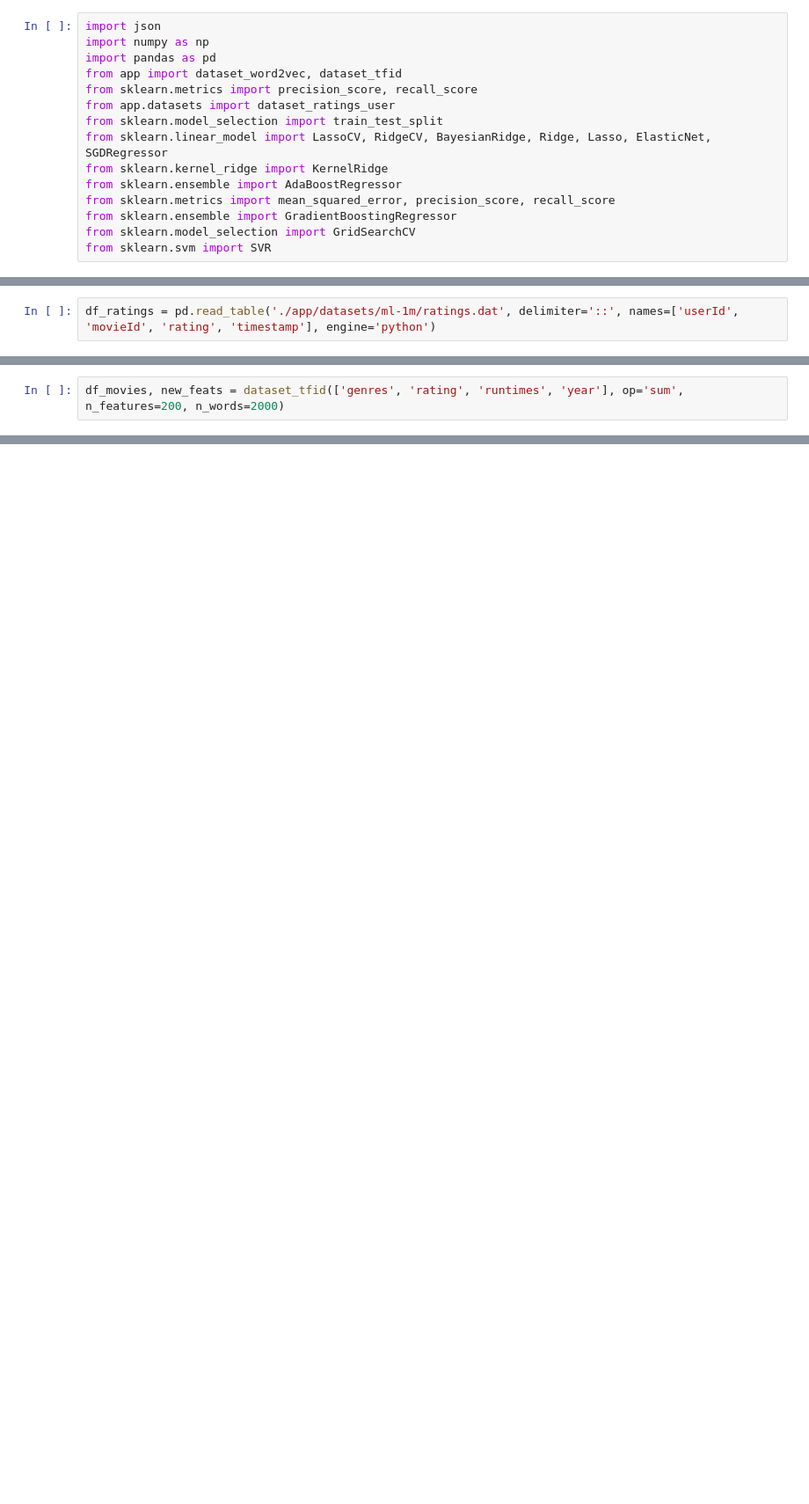
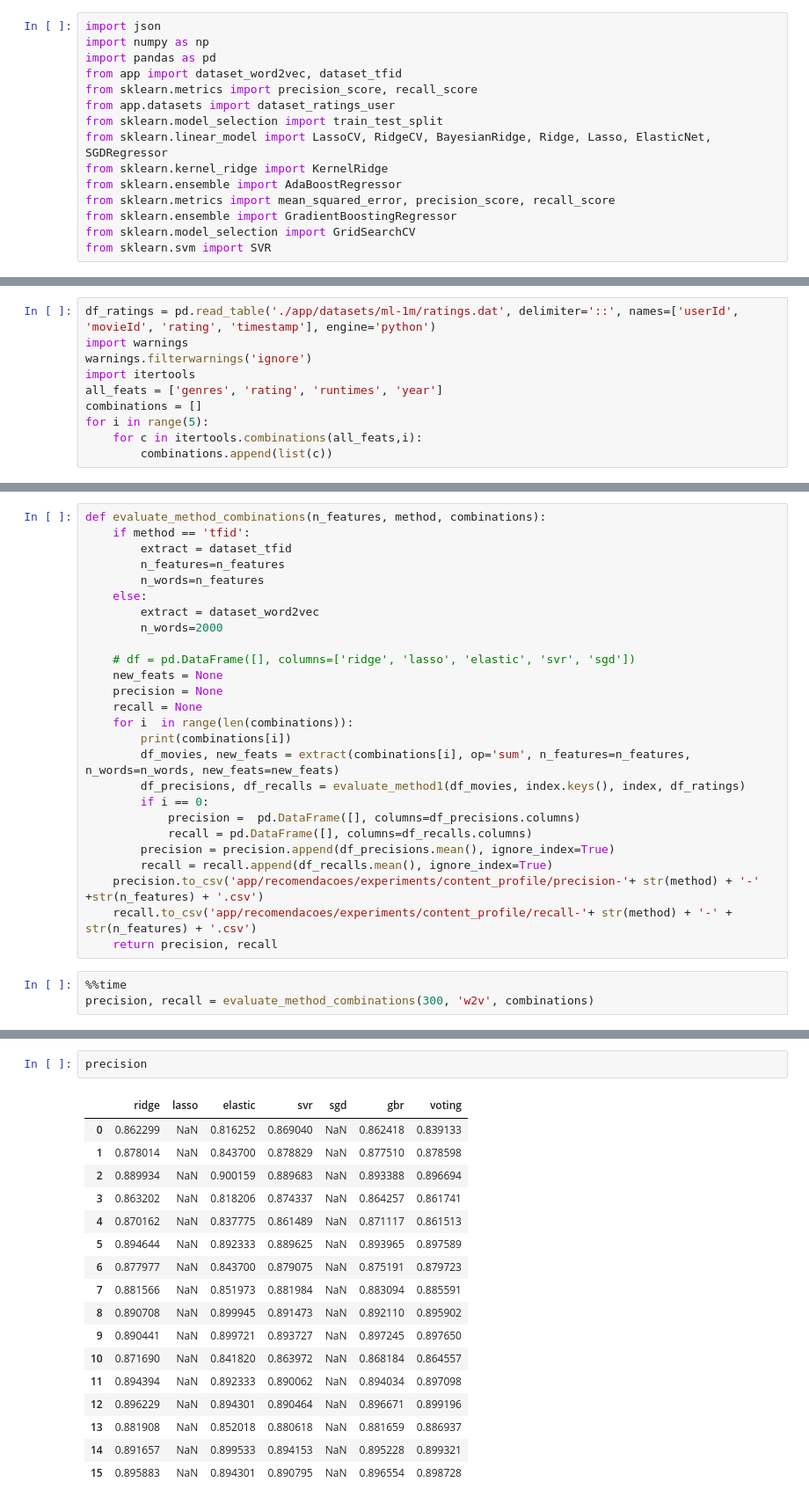
Before and after one commit to matheusfsa/RS-MOP, a Jupyter notebook: rs/Evaluate_Content_Profile.ipynb, the cells around one changed output, grey strips where cells are left out. Shown: that part at 88% size. Saved outputs shown, nothing was run; the diff lists cells and outputs as text; blank space fills up the shorter version.

```diff
--- a/rs/Evaluate_Content_Profile.ipynb
+++ b/rs/Evaluate_Content_Profile.ipynb
@@ -75,2 +89,10 @@ len(index.keys())
 # %%
 df_ratings = pd.read_table('./app/datasets/ml-1m/ratings.dat', delimiter='::', names=['userId', 'movieId', 'rating', 'timestamp'], engine='python')
+import warnings
+warnings.filterwarnings('ignore')
+import itertools
+all_feats = ['genres', 'rating', 'runtimes', 'year']
+combinations = []
+for i in range(5):
+    for c in itertools.combinations(all_feats,i):
+        combinations.append(list(c))
@@ -79,2 +98,0 @@ new_feats = None
-# %%
-df_movies, new_feats = dataset_tfid(['genres', 'rating', 'runtimes', 'year'], op='sum', n_features=200, n_words=2000)
@@ -123,0 +99,29 @@ dtype: float64
+# %%
+def evaluate_method_combinations(n_features, method, combinations):
+    if method == 'tfid':
+        extract = dataset_tfid
+        n_features=n_features
+        n_words=n_features
+    else:
+        extract = dataset_word2vec
+        n_words=2000
+
+    # df = pd.DataFrame([], columns=['ridge', 'lasso', 'elastic', 'svr', 'sgd'])
+    new_feats = None
+    precision = None
+    recall = None
+    for i  in range(len(combinations)):
+        print(combinations[i])
+        df_movies, new_feats = extract(combinations[i], op='sum', n_features=n_features, n_words=n_words, new_feats=new_feats)
+        df_precisions, df_recalls = evaluate_method1(df_movies, index.keys(), index, df_ratings)
+        if i == 0:
+            precision =  pd.DataFrame([], columns=df_precisions.columns)
+            recall = pd.DataFrame([], columns=df_recalls.columns)
+        precision = precision.append(df_precisions.mean(), ignore_index=True)
+        recall = recall.append(df_recalls.mean(), ignore_index=True)
+    precision.to_csv('app/recomendacoes/experiments/content_profile/precision-'+ str(method) + '-' +str(n_features) + '.csv')
+    recall.to_csv('app/recomendacoes/experiments/content_profile/recall-'+ str(method) + '-' + str(n_features) + '.csv')
+    return precision, recall
+# %%
+%%time
+precision, recall = evaluate_method_combinations(300, 'w2v', combinations)
@@ -123,0 +182,20 @@ dtype: float64
+# %%
+precision
+# %% [output]
+|  | ridge | lasso | elastic | svr | sgd | gbr | voting |
+| 0 | 0.862299 | NaN | 0.816252 | 0.869040 | NaN | 0.862418 | 0.839133 |
+| 1 | 0.878014 | NaN | 0.843700 | 0.878829 | NaN | 0.877510 | 0.878598 |
+| 2 | 0.889934 | NaN | 0.900159 | 0.889683 | NaN | 0.893388 | 0.896694 |
+| 3 | 0.863202 | NaN | 0.818206 | 0.874337 | NaN | 0.864257 | 0.861741 |
+| 4 | 0.870162 | NaN | 0.837775 | 0.861489 | NaN | 0.871117 | 0.861513 |
+| 5 | 0.894644 | NaN | 0.892333 | 0.889625 | NaN | 0.893965 | 0.897589 |
+| 6 | 0.877977 | NaN | 0.843700 | 0.879075 | NaN | 0.875191 | 0.879723 |
+| 7 | 0.881566 | NaN | 0.851973 | 0.881984 | NaN | 0.883094 | 0.885591 |
+| 8 | 0.890708 | NaN | 0.899945 | 0.891473 | NaN | 0.892110 | 0.895902 |
+| 9 | 0.890441 | NaN | 0.899721 | 0.893727 | NaN | 0.897245 | 0.897650 |
+| 10 | 0.871690 | NaN | 0.841820 | 0.863972 | NaN | 0.868184 | 0.864557 |
+| 11 | 0.894394 | NaN | 0.892333 | 0.890062 | NaN | 0.894034 | 0.897098 |
+| 12 | 0.896229 | NaN | 0.894301 | 0.890464 | NaN | 0.896671 | 0.899196 |
+| 13 | 0.881908 | NaN | 0.852018 | 0.880618 | NaN | 0.881659 | 0.886937 |
+| 14 | 0.891657 | NaN | 0.899533 | 0.894153 | NaN | 0.895228 | 0.899321 |
+| 15 | 0.895883 | NaN | 0.894301 | 0.890795 | NaN | 0.896554 | 0.898728 |
```
Also changed, not shown: parts of 14 cells of this notebook, 11 other files.
